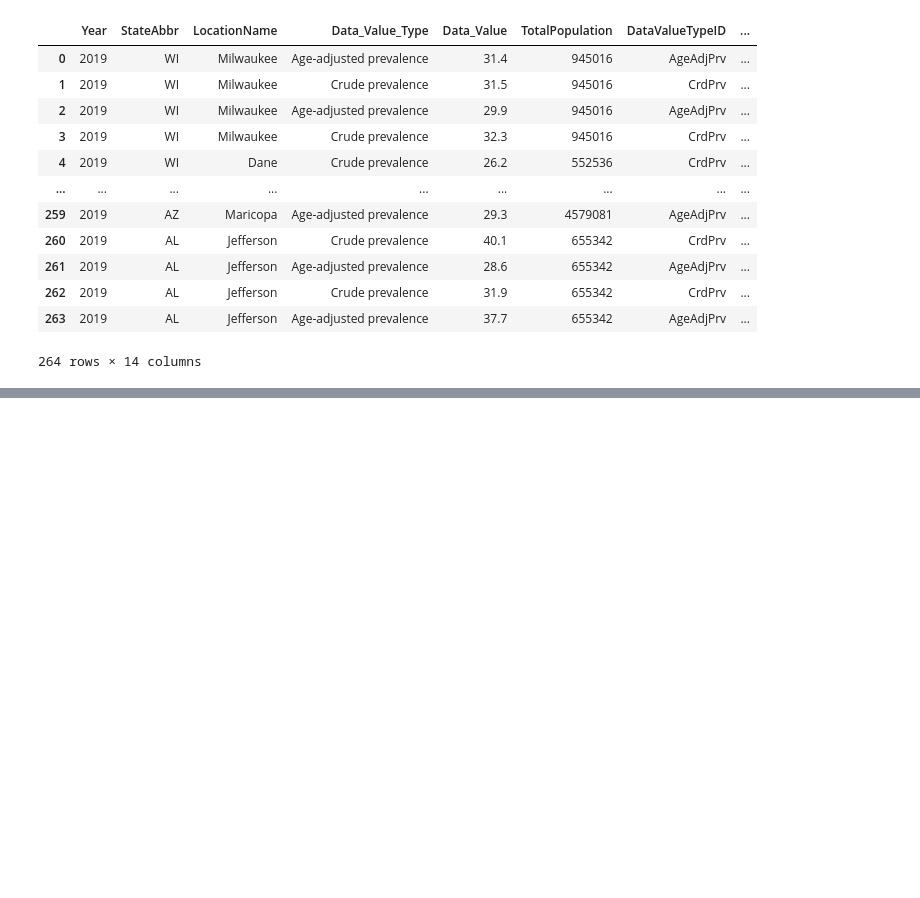
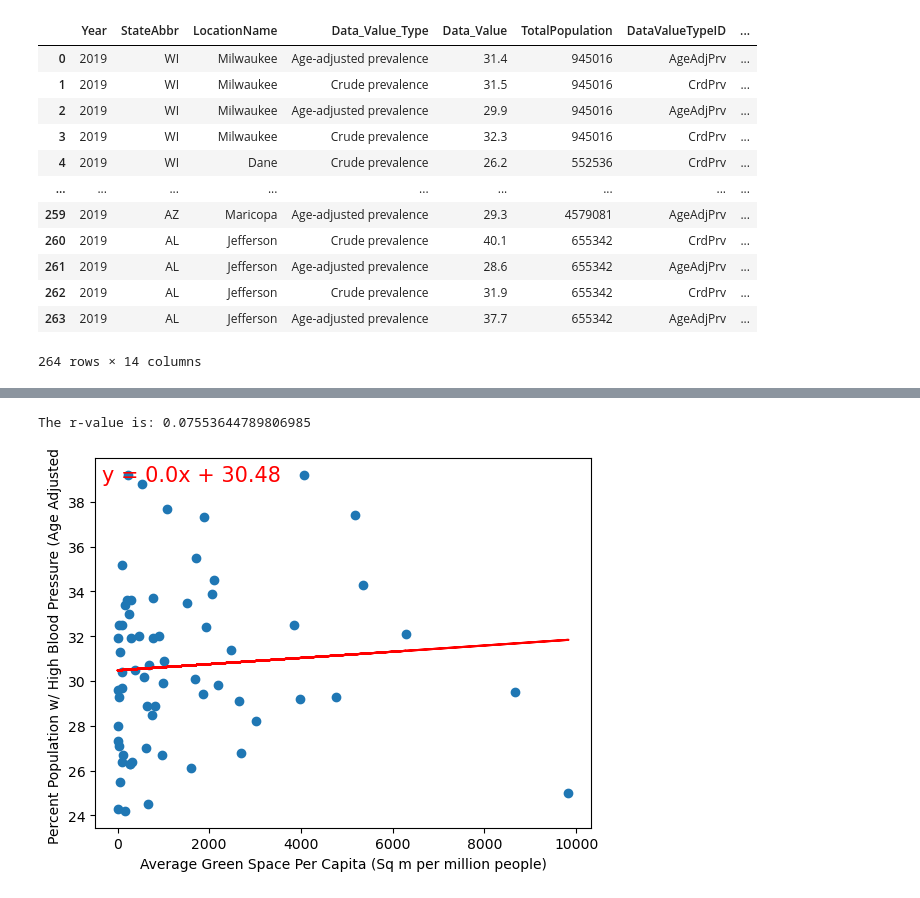
Before and after one commit to codyallison/Project3-Greenspace-Health, a Jupyter notebook: code/datacleanup.ipynb, the cells around one changed output, grey strips where cells are left out. Drawn from its saved outputs; the diff is of its cells as text; code cells hidden in the pictures; blank space fills up the shorter version.

```diff
--- a/code/datacleanup.ipynb
+++ b/code/datacleanup.ipynb
@@ -440,0 +387,16 @@ F_onewayResult(statistic=8.54267034827498, pvalue=1.9747055348811156e-05)
+# %%
+plt.scatter(plotsGPCList, bpAgePlot['Data_Value'])
+plt.xlabel("Average Green Space Per Capita (Sq m per million people)")
+plt.ylabel("Percent Population w/ High Blood Pressure (Age Adjusted)")
+(slope, intercept, rvalue, pvalue, stderr) = linregress(plotsGPCList,bpAgePlot['Data_Value'])
+regress_values = plotsGPCList * slope + intercept
+line_eq = "y = " + str(round(slope,2)) + "x + " + str(round(intercept,2))
+plt.plot(plotsGPCList,regress_values,"r-")
+plt.annotate(line_eq,xy=(0, 1), xytext=(5, -5), va='top',
+             xycoords='axes fraction', textcoords='offset points',fontsize=15,color="red")
+print(f"The r-value is: {rvalue}")
+plt.savefig("../Resources/bpAge.png")
+plt.show()
+# %% [output]
+The r-value is: 0.07553644789806985
+[figure, added]
```
Also changed, not shown: parts of 15 cells of this notebook, 1 other file.
